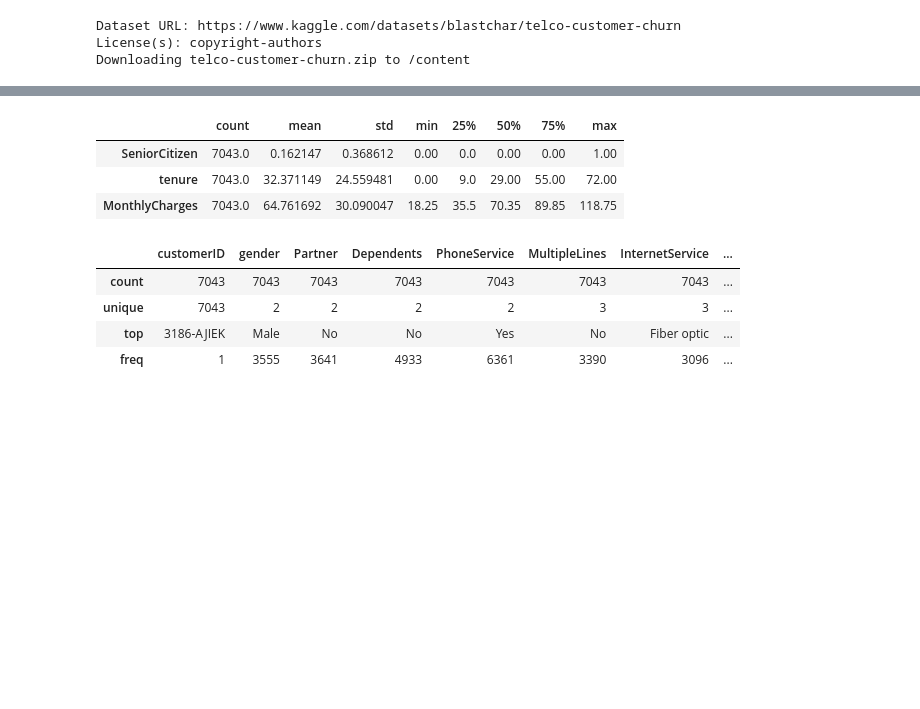
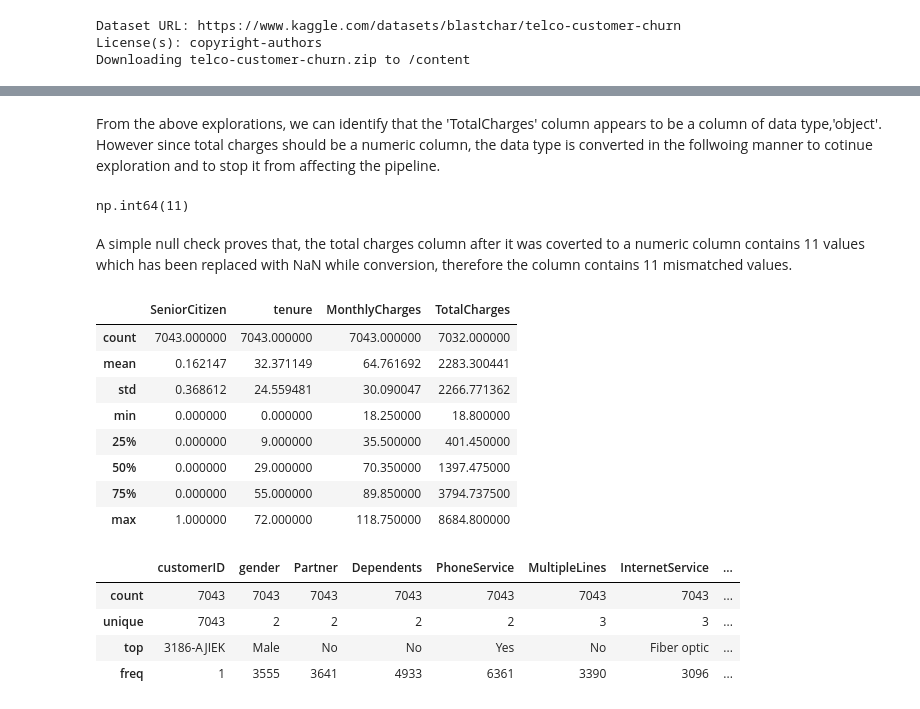
Before and after one commit to mithulya-s/churn_prediction, a Jupyter notebook: ML_Coursework.ipynb, the cells around one changed output, grey strips where cells are left out. Saved outputs shown, nothing was run; the diff lists cells and outputs as text; code cells hidden in the pictures; blank space fills up the shorter version.

Commit message:
EDA initiated with basic smoke tests and type conversions done.

```diff
--- a/ML_Coursework.ipynb
+++ b/ML_Coursework.ipynb
@@ -24,6 +23,7 @@ import matplotlib.pyplot as plt
 import seaborn as sns
 # %%
 #unzipping content
-!unzip telco-customer-churn.zip
+#!unzip telco-customer-churn.zip
 
-df = pd.read_csv('WA_Fn-UseC_-Telco-Customer-Churn.csv')
+# Reading the file into a Pandas dataframe
+df = pd.read_csv('/Telco_churn.csv')
@@ -58,11 +123,29 @@ memory usage: 1.1+ MB
+# %% [markdown]
+From the above explorations, we can identify that the 'TotalCharges' column appears to be a column of data type,'object'. However since total charges should be a numeric column, the data type is converted in the follwoing manner to cotinue exploration and to stop it from affecting the pipeline.
+# %%
+#Changing the 'TotalCharge' column, datatype.
+df['TotalCharges'] = pd.to_numeric(df['TotalCharges'], errors='coerce')
+# %%
+#Checking the new total charges column
+df['TotalCharges'].isnull().sum()
+# %% [output]
+np.int64(11)
+# %% [markdown]
+A simple null check proves that, the total charges column after it was coverted to a numeric column contains 11 values which has been replaced with NaN while conversion, therefore the column contains 11 mismatched values.
 # %%
 # Descriptions for the numerical features
-df.describe().T
+#df.describe(include='all').T
+df.describe()
 # %% [output]
-|  | count | mean | std | min | 25% | 50% | 75% | max |
-| SeniorCitizen | 7043.0 | 0.162147 | 0.368612 | 0.00 | 0.0 | 0.00 | 0.00 | 1.00 |
-| tenure | 7043.0 | 32.371149 | 24.559481 | 0.00 | 9.0 | 29.00 | 55.00 | 72.00 |
-| MonthlyCharges | 7043.0 | 64.761692 | 30.090047 | 18.25 | 35.5 | 70.35 | 89.85 | 118.75 |
+|  | SeniorCitizen | tenure | MonthlyCharges | TotalCharges |
+| count | 7043.000000 | 7043.000000 | 7043.000000 | 7032.000000 |
+| mean | 0.162147 | 32.371149 | 64.761692 | 2283.300441 |
+| std | 0.368612 | 24.559481 | 30.090047 | 2266.771362 |
+| min | 0.000000 | 0.000000 | 18.250000 | 18.800000 |
+| 25% | 0.000000 | 9.000000 | 35.500000 | 401.450000 |
+| 50% | 0.000000 | 29.000000 | 70.350000 | 1397.475000 |
+| 75% | 0.000000 | 55.000000 | 89.850000 | 3794.737500 |
+| max | 1.000000 | 72.000000 | 118.750000 | 8684.800000 |
 # %%
 # Descriptions for the categorical features
 df.describe(include='object')
```
Also changed, not shown: parts of 11 cells of this notebook.
